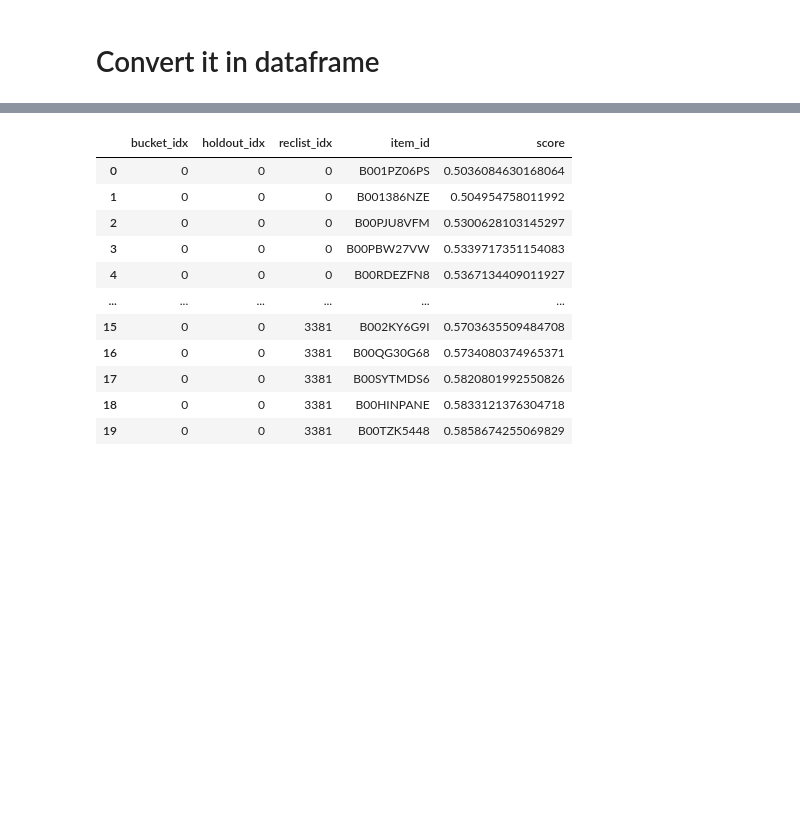
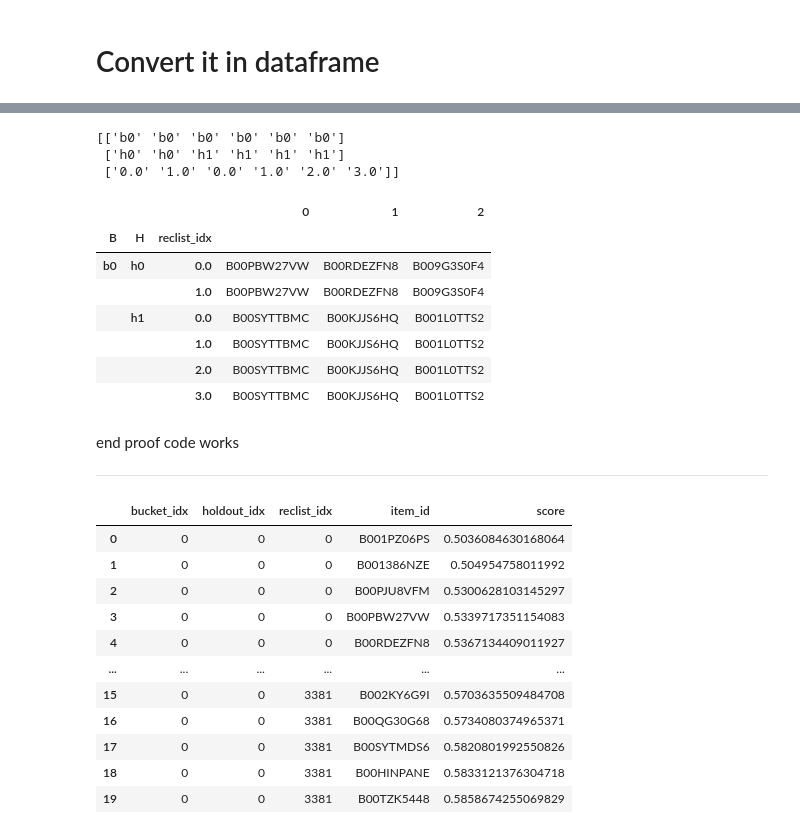
Before and after one commit to mariajoaolavoura/measuring_forgetting, a Jupyter notebook: notebooks/ADM - calculating diversity.ipynb, the cells around one changed output, grey strips where cells are left out. Saved outputs shown, nothing was run; the diff lists cells and outputs as text; code cells hidden in the pictures; blank space fills up the shorter version.

Commit message:
try code to read all files to frame

```diff
--- a/notebooks/ADM - calculating diversity.ipynb
+++ b/notebooks/ADM - calculating diversity.ipynb
@@ -141,0 +173,70 @@ def convert_reclist_to_frame(reslists:list, bucket_idx:str, holdout_idx:str):
+# %%
+rr00 = np.array([[['B00PBW27VW', '0.5339717351154083'],
+                  ['B00RDEZFN8', '0.5367134409011927'],
+                  ['B009G3S0F4', '0.5513772036287757']],
+
+             [['B00PBW27VW', '0.5339717351154083'],
+                  ['B00RDEZFN8', '0.5367134409011927'],
+                  ['B009G3S0F4', '0.5513772036287757']]])
+
+
+rr01 = np.array([[['B00SYTTBMC', '0.6076058554699273'],
+                ['B00KJJS6HQ', '0.6084093523470404'],
+                ['B001L0TTS2', '0.6134002633706033']],
+
+             [['B00SYTTBMC', '0.6076058554699273'],
+              ['B00KJJS6HQ', '0.6084093523470404'],
+              ['B001L0TTS2', '0.6134002633706033']],
+
+             [['B00SYTTBMC', '0.6076058554699273'],
+              ['B00KJJS6HQ', '0.6084093523470404'],
+              ['B001L0TTS2', '0.6134002633706033']],
+
+             [['B00SYTTBMC', '0.6076058554699273'],
+              ['B00KJJS6HQ', '0.6084093523470404'],
+              ['B001L0TTS2', '0.6134002633706033']]])
+
+
+rrl = [rr00, rr01]
+
+a_i = []
+a_b = []
+a_h = []
+# a = np.array([['b0', 'b0', 'b0', 'b0'], ['h0', 'h0', 'h0', 'h0'], i])
+
+for b in [0]:
+     for h in [0,1]:
+          n_lists = len(rrl[h])
+          # i = np.array(range(n_lists))
+          a_b = np.concatenate([a_b, ['b'+str(b)]*n_lists])
+          a_h = np.concatenate([a_h, ['h'+str(h)]*n_lists])
+          a_i = np.concatenate([a_i, np.array(range(n_lists), dtype=int)])
+
+
+
+a = np.array([a_b, a_h, a_i])
+          # a = np.concatenate([a, )])
+
+print(a)
+
+rr0001 = np.concatenate([rr00, rr01])
+n = len(rr0001.T[0].T[0])
+d = pd.DataFrame(rr0001.T[0].T, index=list(a), columns=list(np.array(range(n))))
+d.index.set_names(['B', 'H', 'reclist_idx'], inplace=True)
+d
+# %% [output]
+[['b0' 'b0' 'b0' 'b0' 'b0' 'b0']
+ ['h0' 'h0' 'h1' 'h1' 'h1' 'h1']
+ ['0.0' '1.0' '0.0' '1.0' '2.0' '3.0']]
+|  |  |  | 0 | 1 | 2 |
+| B | H | reclist_idx |  |  |  |
+| b0 | h0 | 0.0 | B00PBW27VW | B00RDEZFN8 | B009G3S0F4 |
+|  |  | 1.0 | B00PBW27VW | B00RDEZFN8 | B009G3S0F4 |
+|  | h1 | 0.0 | B00SYTTBMC | B00KJJS6HQ | B001L0TTS2 |
+|  |  | 1.0 | B00SYTTBMC | B00KJJS6HQ | B001L0TTS2 |
+|  |  | 2.0 | B00SYTTBMC | B00KJJS6HQ | B001L0TTS2 |
+|  |  | 3.0 | B00SYTTBMC | B00KJJS6HQ | B001L0TTS2 |
+# %% [markdown]
+end proof code works
+
+---
```
Also changed, not shown: parts of 5 cells of this notebook.
